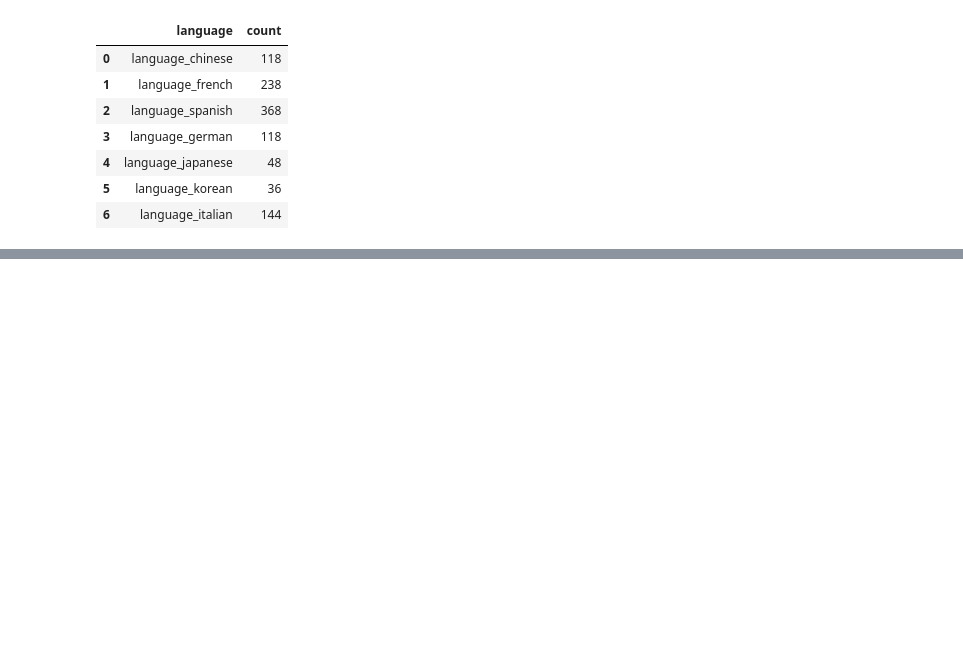
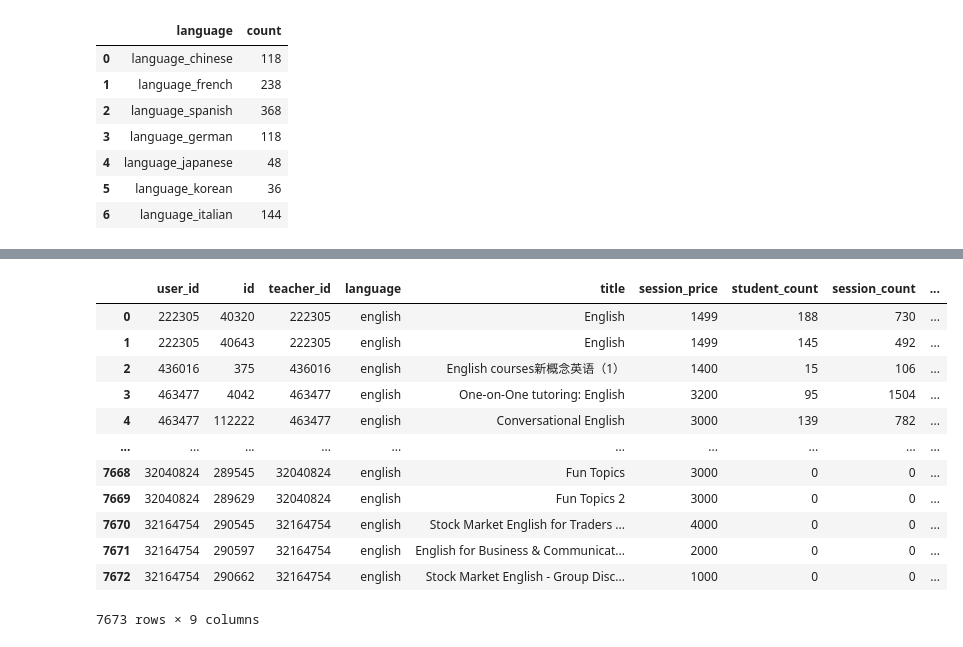
Before and after one commit to ernmin/Project4GA, a Jupyter notebook: EDA/EDA.ipynb, the cells around one changed output, grey strips where cells are left out. Saved outputs shown, nothing was run; the diff lists cells and outputs as text; code cells hidden in the pictures; blank space fills up the shorter version.

Commit message:
Check Location of English Teachers Investigate average price differences between tutors and professionals

```diff
--- a/EDA/EDA.ipynb
+++ b/EDA/EDA.ipynb
@@ -261,0 +363,3 @@ fig.show()
+# %%
+df_pro_course_english = df_pro_course[df_pro_course['language'] == 'english']
+df_pro_course_english
@@ -261,0 +444,3 @@ fig.show()
+# %%
+df_pros_1 = df_user_course_info[(df_user_course_info['is_tutor'] == 1) & (df_user_course_info['is_pro']  == 1)]
+df_pros_1
@@ -261,0 +461,3 @@ fig.show()
+# %%
+df_pros_2 = df_user_course_info[(df_user_course_info['is_tutor'] == 0) & (df_user_course_info['is_pro']  == 1)]
+df_pros_2
@@ -261,0 +478,4 @@ fig.show()
+# %%
+df_pros_combined = pd.concat([df_pros_1, df_pros_2], ignore_index=True)
+df_pros_combined = df_pros_combined[['user_id']]
+df_pros_combined
@@ -261,0 +496,17 @@ fig.show()
+# %%
+df_merged = pd.merge(df_pros_combined, df_pro_course_english, left_on="user_id", right_on="teacher_id", how="inner")
+df_merged
+# %% [output]
+|  | user_id | id | teacher_id | language | title | session_price | student_count | session_count | ... |
+| 0 | 222305 | 40320 | 222305 | english | English | 1499 | 188 | 730 | ... |
+| 1 | 222305 | 40643 | 222305 | english | English | 1499 | 145 | 492 | ... |
+| 2 | 436016 | 375 | 436016 | english | English courses新概念英语（1） | 1400 | 15 | 106 | ... |
+| 3 | 463477 | 4042 | 463477 | english | One-on-One tutoring: English | 3200 | 95 | 1504 | ... |
+| 4 | 463477 | 112222 | 463477 | english | Conversational English | 3000 | 139 | 782 | ... |
+| ... | ... | ... | ... | ... | ... | ... | ... | ... | ... |
+| 7668 | 32040824 | 289545 | 32040824 | english | Fun Topics | 3000 | 0 | 0 | ... |
+| 7669 | 32040824 | 289629 | 32040824 | english | Fun Topics 2 | 3000 | 0 | 0 | ... |
+| 7670 | 32164754 | 290545 | 32164754 | english | Stock Market English for Traders ... | 4000 | 0 | 0 | ... |
+| 7671 | 32164754 | 290597 | 32164754 | english | English for Business & Communicat... | 2000 | 0 | 0 | ... |
+| 7672 | 32164754 | 290662 | 32164754 | english | Stock Market English - Group Disc... | 1000 | 0 | 0 | ... |
+7673 rows × 9 columns
```
Also changed, not shown: parts of 25 cells of this notebook, 1 other file.
